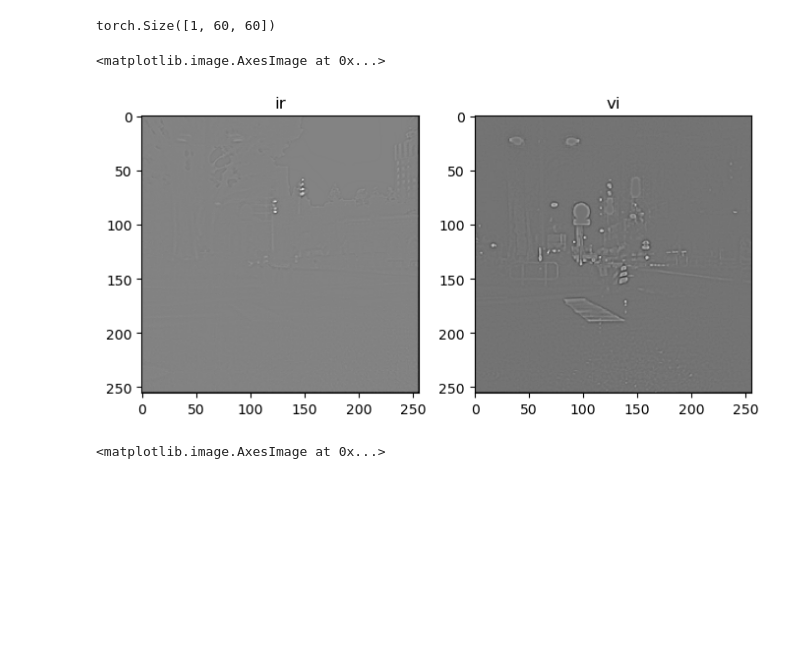
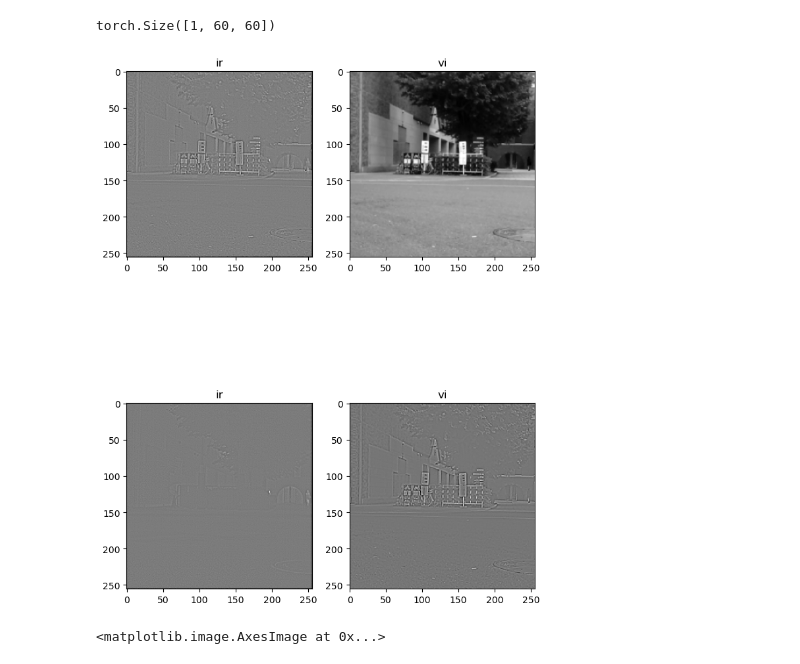
Before and after one commit to msskx/AFGAN, a Jupyter notebook: 000mine.ipynb, the cells around one changed output. Drawn from its saved outputs; the diff is of its cells as text; code cells hidden in the pictures; blank space fills up the shorter version.

```diff
--- a/000mine.ipynb
+++ b/000mine.ipynb
@@ -406,5 +406,9 @@ def gradient(x):
         # 对输入的x（图像或特征图）应用2D卷积，使用定义的拉普拉斯核，
         # 步长设为1，填充设为1（以保持图像尺寸不变）并返回结果。
 # %%
-vi_input = vi_batch[1].unsqueeze(0)
-ir_input = ir_batch[1].unsqueeze(0)
+vi_input = vi_batch[0].unsqueeze(0)
+ir_input = ir_batch[0].unsqueeze(0)
+vii = gradient(vi_input.cuda())
+irr = gradient(ir_input.cuda())
+vii = vii.squeeze().unsqueeze(0)
+irr = irr.squeeze().unsqueeze(0)
@@ -416,16 +415,24 @@ irr = irr.squeeze().unsqueeze(0)
 # %%
 plt.figure(figsize = (8,12))
 vii = (vii.cpu().permute(1,2,0).numpy()+1)/2
 irr = (irr.cpu().permute(1,2,0).numpy()+1)/2
-plt.subplot(1,2,1)
+vi_input = (vi_input.cpu().squeeze().unsqueeze(0).permute(1,2,0).numpy()+1)/2
+ir_input = (ir_input.cpu().squeeze().unsqueeze(0).permute(1,2,0).numpy()+1)/2
+plt.subplot(2,2,1)
+plt.title('ir')
+plt.imshow(vii+irr,cmap='gray')
+plt.subplot(2,2,2)
+plt.title('vi')
+plt.imshow(vi_input,cmap='gray')
+plt.subplot(2,2,3)
 plt.title('ir')
 plt.imshow(irr,cmap='gray')
-plt.subplot(1,2,2)
+plt.subplot(2,2,4)
 plt.title('vi')
 plt.imshow(vii,cmap='gray')
+plt.axis='off'
 # %% [output]
-<matplotlib.image.AxesImage at 0x...>
-[figure, old version]
+[figure, new version]
 # %%
 def sobel_edge_detection(x):
     # 定义 Sobel 算子核，用于计算水平和垂直方向上的梯度
```
Also changed, not shown: parts of 2 cells of this notebook, 27 other files.
